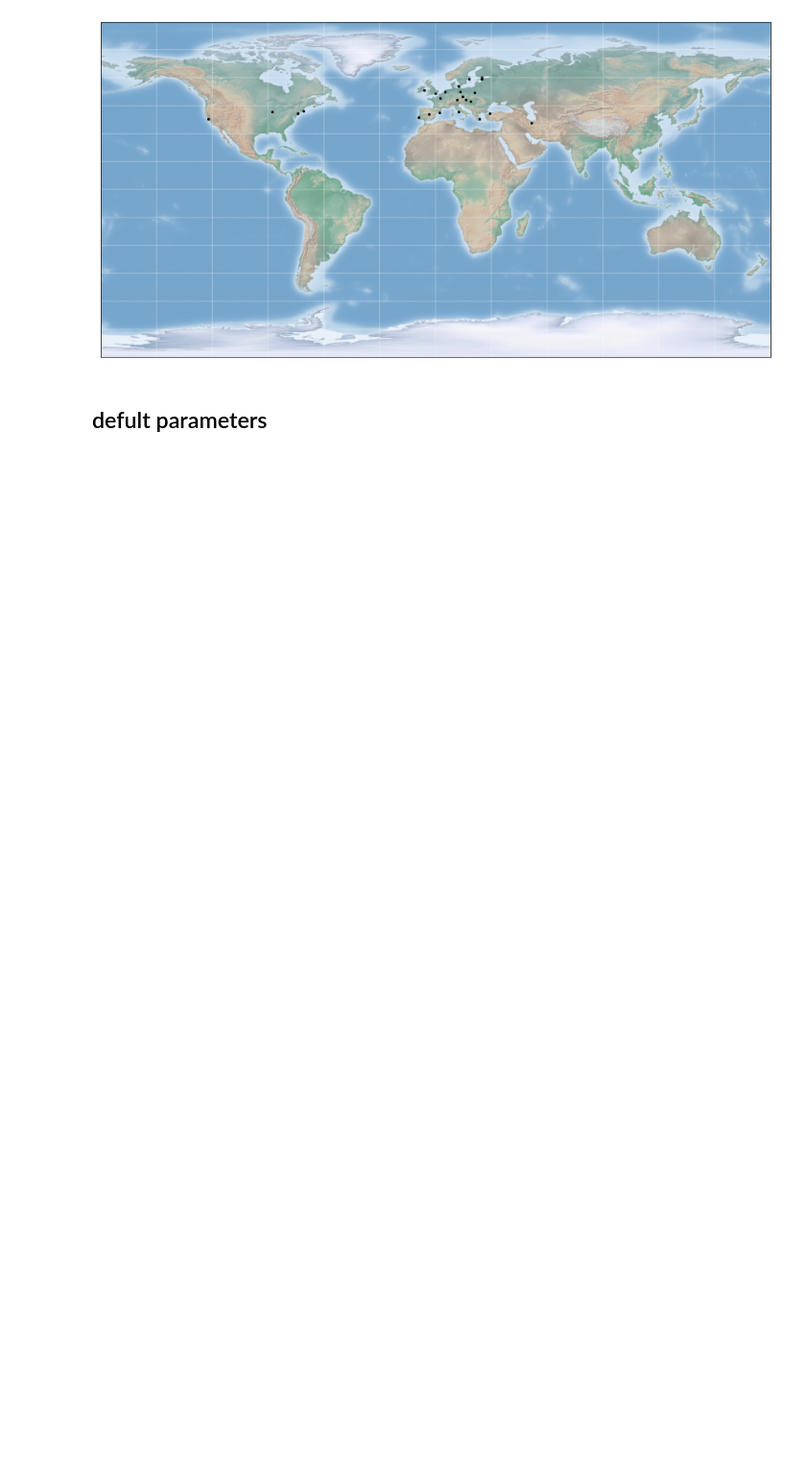
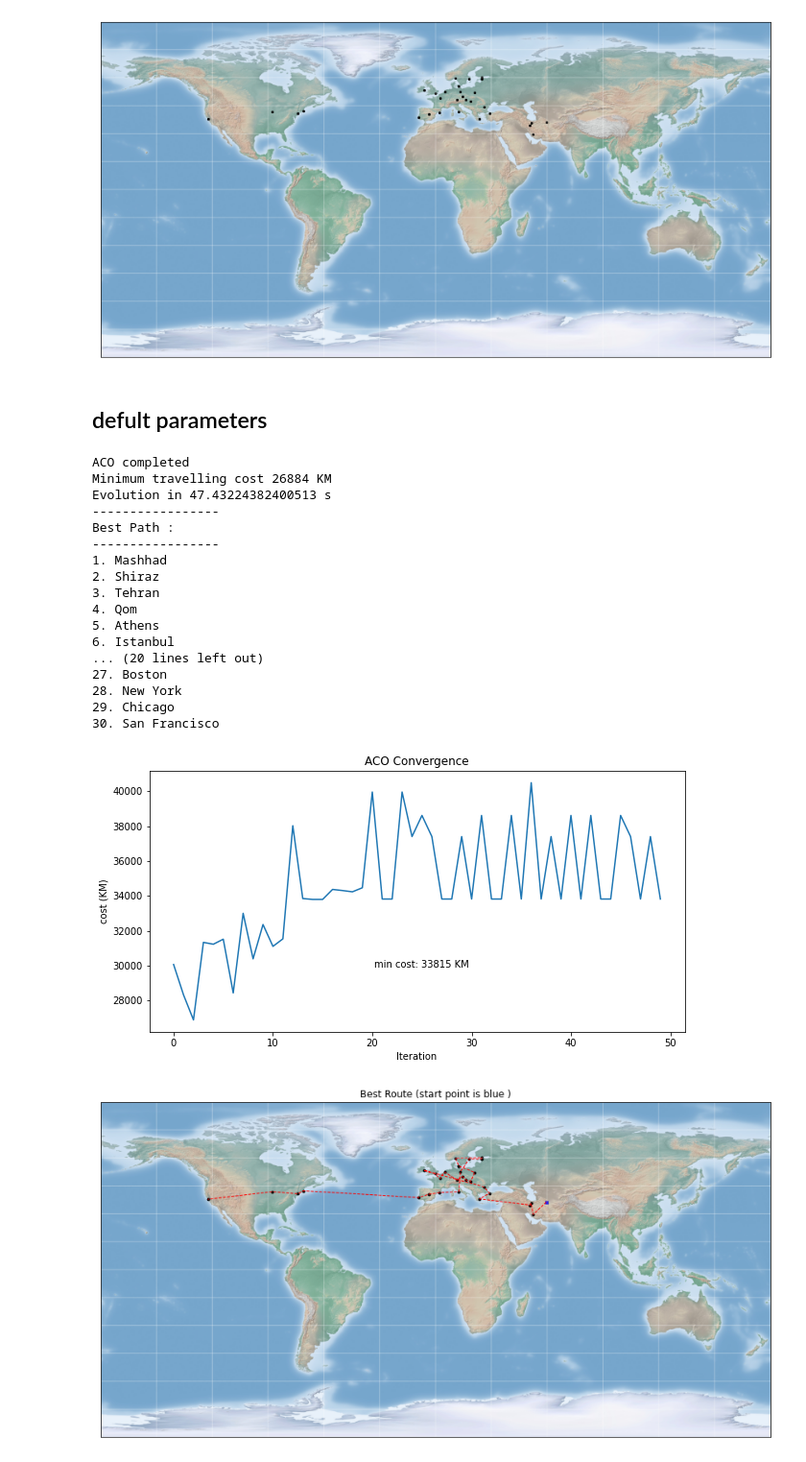
Before and after one commit to alisharifi2000/ACO_TSP, a Jupyter notebook: ACO_TSP.ipynb, the cells around one changed output. Shown at 96% size. Saved outputs shown, nothing was run; the diff lists cells and outputs as text; code cells hidden in the pictures; blank space fills up the shorter version.

```diff
--- a/ACO_TSP.ipynb
+++ b/ACO_TSP.ipynb
@@ -459,16 +459,36 @@ draw_cities_in_map(dataset)
 # %%
  '''
 n_ants = 10
 n_iterations = 50
 Q = 10
 decay = 0.6
 alpha = 1
 beta = 1
 '''
 world = World(city_dict)
 problem = AntColony()
 problem.run(world)
-
-best_path(best_history['path'],best_history['cost'],best_history['time'])
-plot_aco_convergence(best_history['history'])
-plot_route(world,best_history['path'])
+history = problem.history
+best_path(history['path'],history['cost'],history['time'])
+plot_aco_convergence(history['history'])
+plot_route(world,history['path'])
+# %% [output]
+ACO completed
+Minimum travelling cost 26884 KM
+Evolution in 47.43224382400513 s
+-----------------
+Best Path :
+-----------------
+1. Mashhad
+2. Shiraz
+3. Tehran
+4. Qom
+5. Athens
+6. Istanbul
+... (20 lines left out)
+27. Boston
+28. New York
+29. Chicago
+30. San Francisco
+[figure, added]
+[figure, added]
```
Also changed, not shown: parts of 6 cells of this notebook.
